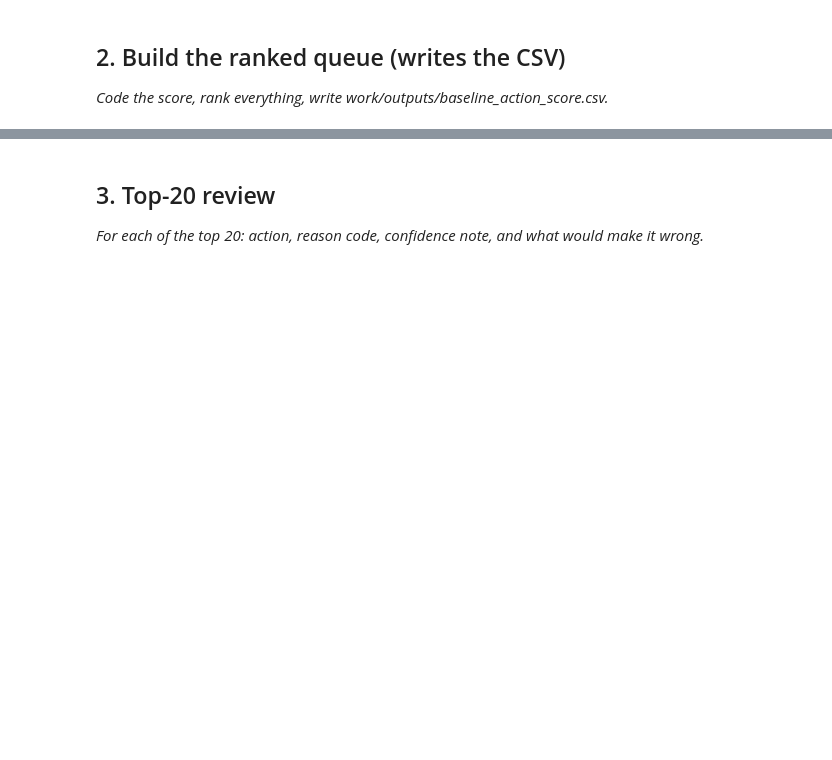
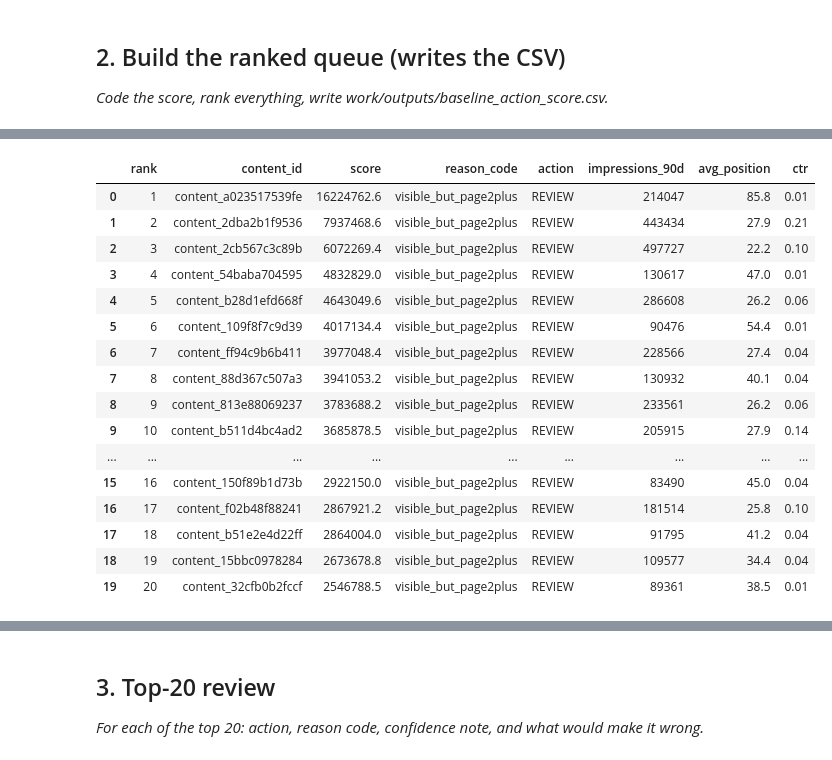
Before and after one commit to Sgln24/flyrank-ml-internship-w1, a Jupyter notebook: work/notebooks/w04_baseline_score.ipynb, the cells around one changed output, grey strips where cells are left out. Cells and saved outputs as stored; diff of their text form; code cells hidden in the pictures; blank space fills up the shorter version.

```diff
--- a/work/notebooks/w04_baseline_score.ipynb
+++ b/work/notebooks/w04_baseline_score.ipynb
@@ -22,0 +270,74 @@ This skeleton is yours to fill. Work the sections **in order** — each one has
+# %%
+# This cell is for CODE (numbers, a query, a check).
+# Write your text answer in the cell ABOVE this one — typing sentences here breaks Run All.
+import numpy as np
+import os
+
+baseline = df.copy()
+
+# The rule:
+# meaningful exposure + position worse than page 1
+qualifies = (
+    (baseline["impressions_90d"] >= 3616)
+    & (baseline["avg_position"] > 10)
+)
+
+# Transparent, unfitted score:
+# more impressions + larger position gap = higher review priority
+baseline["score"] = np.where(
+    qualifies,
+    baseline["impressions_90d"] * (baseline["avg_position"] - 10),
+    0
+)
+
+# One reason code and one action label
+baseline["reason_code"] = np.where(
+    qualifies,
+    "visible_but_page2plus",
+    "no_action"
+)
+
+baseline["action"] = np.where(
+    qualifies,
+    "REVIEW",
+    "NO_ACTION"
+)
+
+# Rank highest-priority items first
+baseline = baseline.sort_values(
+    ["score", "impressions_90d", "avg_position"],
+    ascending=[False, False, False]
+).reset_index(drop=True)
+
+baseline["rank"] = np.arange(1, len(baseline) + 1)
+
+# Keep the queue readable
+queue = baseline[
+    [
+        "rank",
+        "content_id",
+        "score",
+        "reason_code",
+        "action",
+        "impressions_90d",
+        "avg_position",
+        "ctr"
+    ]
+].copy()
+
+# Write the required CSV
+output_path = "work/outputs/baseline_action_score.csv"
+os.makedirs("work/outputs", exist_ok=True)
+
+queue.to_csv(output_path, index=False)
+
+print(f"Wrote: {output_path}")
+print(f"Rows: {len(queue):,}")
+print(f"Review rows: {(queue['action'] == 'REVIEW').sum():,}")
+print(f"Non-review rows: {(queue['action'] == 'NO_ACTION').sum():,}")
+
+display(queue.head(20))
+
+print("Top score:", queue["score"].iloc[0])
+print("Minimum positive score:", queue.loc[queue["score"] > 0, "score"].min())
+# %% [output]
@@ -22,0 +348,17 @@ This skeleton is yours to fill. Work the sections **in order** — each one has
+|  | rank | content_id | score | reason_code | action | impressions_90d | avg_position | ctr |
+| 0 | 1 | content_a023517539fe | 16224762.6 | visible_but_page2plus | REVIEW | 214047 | 85.8 | 0.01 |
+| 1 | 2 | content_2dba2b1f9536 | 7937468.6 | visible_but_page2plus | REVIEW | 443434 | 27.9 | 0.21 |
+| 2 | 3 | content_2cb567c3c89b | 6072269.4 | visible_but_page2plus | REVIEW | 497727 | 22.2 | 0.10 |
+| 3 | 4 | content_54baba704595 | 4832829.0 | visible_but_page2plus | REVIEW | 130617 | 47.0 | 0.01 |
+| 4 | 5 | content_b28d1efd668f | 4643049.6 | visible_but_page2plus | REVIEW | 286608 | 26.2 | 0.06 |
+| 5 | 6 | content_109f8f7c9d39 | 4017134.4 | visible_but_page2plus | REVIEW | 90476 | 54.4 | 0.01 |
+| 6 | 7 | content_ff94c9b6b411 | 3977048.4 | visible_but_page2plus | REVIEW | 228566 | 27.4 | 0.04 |
+| 7 | 8 | content_88d367c507a3 | 3941053.2 | visible_but_page2plus | REVIEW | 130932 | 40.1 | 0.04 |
+| 8 | 9 | content_813e88069237 | 3783688.2 | visible_but_page2plus | REVIEW | 233561 | 26.2 | 0.06 |
+| 9 | 10 | content_b511d4bc4ad2 | 3685878.5 | visible_but_page2plus | REVIEW | 205915 | 27.9 | 0.14 |
+| ... | ... | ... | ... | ... | ... | ... | ... | ... |
+| 15 | 16 | content_150f89b1d73b | 2922150.0 | visible_but_page2plus | REVIEW | 83490 | 45.0 | 0.04 |
+| 16 | 17 | content_f02b48f88241 | 2867921.2 | visible_but_page2plus | REVIEW | 181514 | 25.8 | 0.10 |
+| 17 | 18 | content_b51e2e4d22ff | 2864004.0 | visible_but_page2plus | REVIEW | 91795 | 41.2 | 0.04 |
+| 18 | 19 | content_15bbc0978284 | 2673678.8 | visible_but_page2plus | REVIEW | 109577 | 34.4 | 0.04 |
+| 19 | 20 | content_32cfb0b2fccf | 2546788.5 | visible_but_page2plus | REVIEW | 89361 | 38.5 | 0.01 |
```
Also changed, not shown: parts of 13 cells of this notebook.
